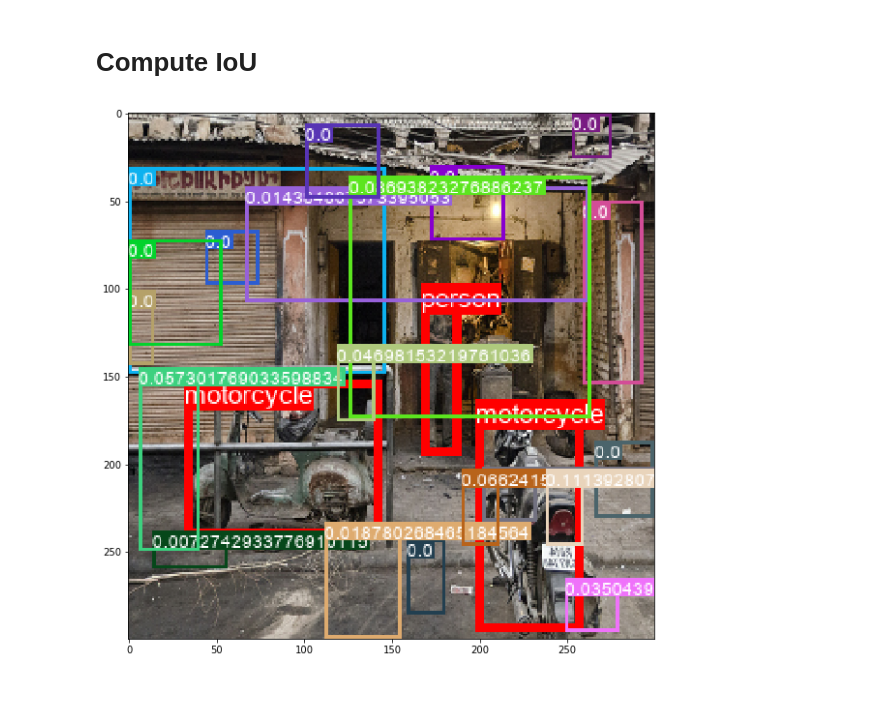
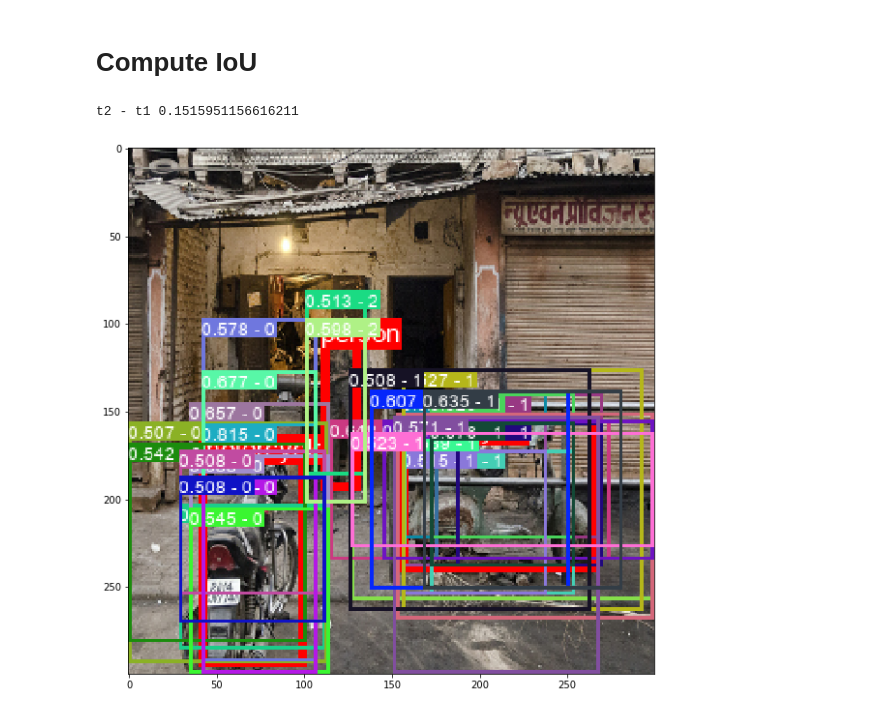
Before and after one commit to quanhua92/TensorFlow-2.x-Cheatsheet, a Jupyter notebook: notebooks/object detection - SSD.ipynb, the cells around one changed output. Saved outputs shown, nothing was run; the diff lists cells and outputs as text; code cells hidden in the pictures.

Commit message:
ssd positive, negative anchor

```diff
--- a/notebooks/object detection - SSD.ipynb
+++ b/notebooks/object detection - SSD.ipynb
@@ -427,34 +428,52 @@ def compute_iou(anchor_cxcy, bbox_xyxy):
 # %%
 img_size = 300
-n_anchors = 20
+n_anchors = len(anchors)
 
 for image, bboxes, labels in ds_train.take(1):
 
     image = Image.fromarray(np.array(image * 255, dtype=np.uint8))
 
     if image is None:
         image = Image.new('RGB', (img_size, img_size))
 
     draw = ImageDraw.Draw(image)
 
     h, w = image.height, image.width
+
+    py_bboxes = []
+
     for bbox, label in zip(bboxes, labels):
         bbox_xyxy = yxyx_to_xyxy(bbox)
         label_text = index_to_label(label)
-
+        py_bboxes.append((float(bbox_xyxy[0]), float(bbox_xyxy[1]), float(bbox_xyxy[2]), float(bbox_xyxy[3])))
         draw_object_bbox_xyxy(draw, bbox_xyxy, h, w, label_text)
 
+    negative_anchors = []
+    positive_anchors = []
+    t1 = time.time()
     for anchor in random.sample(anchors, k=n_anchors):
+
         best_iou = 0
-        for bbox in bboxes:
-            bbox_xyxy = yxyx_to_xyxy(np.array(bbox))
+        best_box_idx = 0
+        for box_idx, bbox in enumerate(py_bboxes):
+            bbox_xyxy = bbox
             iou = compute_iou(anchor, bbox_xyxy)
+            a = anchor
+            b = bbox_xyxy
             if iou > best_iou:
                 best_iou = iou
-
-        draw_anchor(draw, anchor, img_size, label_text=str(float(best_iou)))
+                best_box_idx = box_idx
+        if best_iou < 0.5:
+            negative_anchors.append(anchor)
+        else:
+            positive_anchors.append((anchor, best_box_idx, best_iou))
+    t2 = time.time()
+    print("t2 - t1", t2 - t1)
+    for anchor, box_idx, iou in positive_anchors:
+        draw_anchor(draw, anchor, img_size, label_text="{:.3f} - {}".format(iou, box_idx))
 
     plt.figure(figsize=figsize)
     plt.imshow(image)
 # %% [output]
+t2 - t1 0.1515951156616211
-[figure, old version]
+[figure, new version]
```
Also changed, not shown: parts of 3 cells of this notebook.
